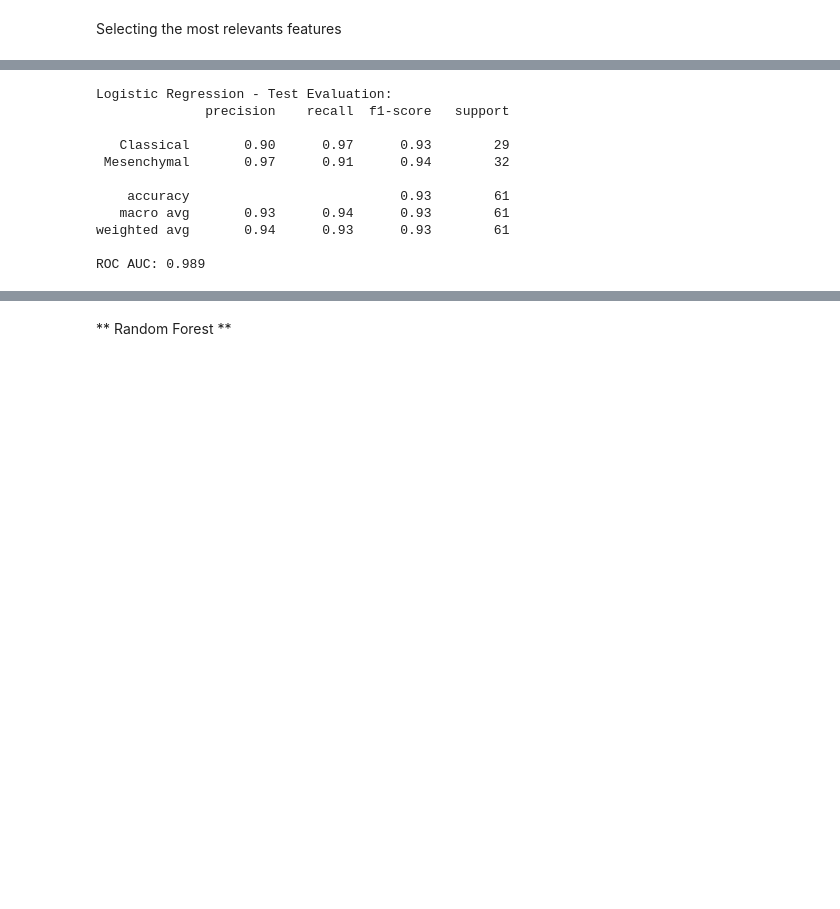
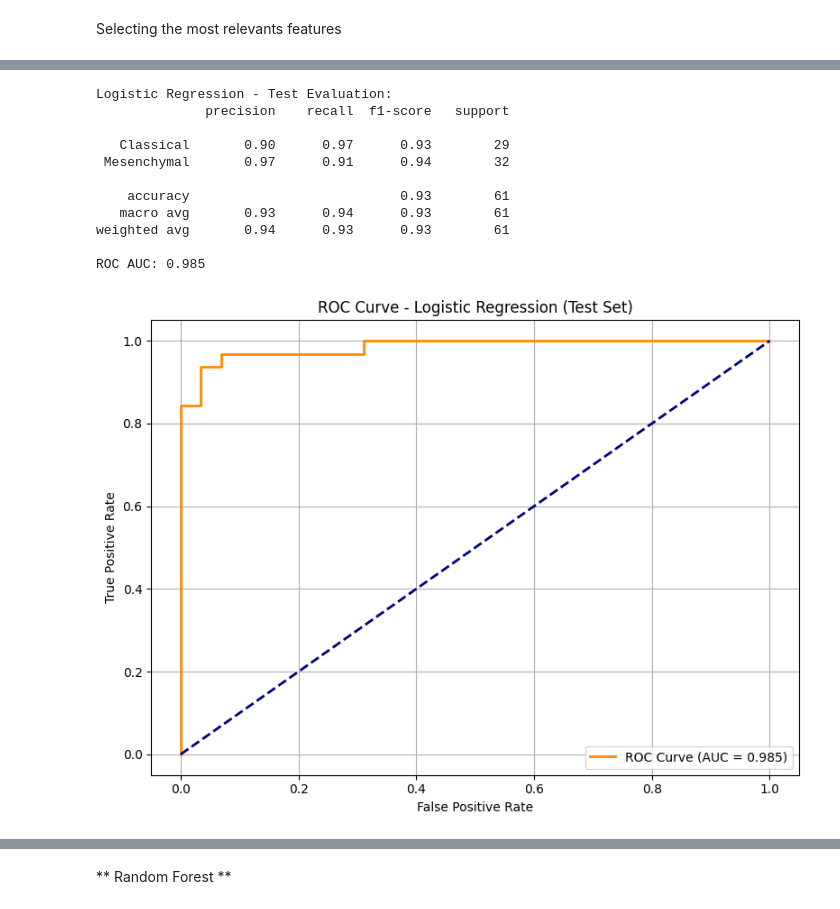
Before and after one commit to abrunhosa16/bioinformatics_ml, a Jupyter notebook: main.ipynb, the cells around one changed output, grey strips where cells are left out. Cells and saved outputs as stored; diff of their text form; code cells hidden in the pictures; blank space fills up the shorter version.

```diff
--- a/main.ipynb
+++ b/main.ipynb
@@ -246,34 +242,45 @@ Passing `palette` without assigning `hue` is deprecated and will be removed in v
 # %%
-# --------------------
-# Standardization
-# --------------------
-scaler = StandardScaler()
-X_train_scaled = scaler.fit_transform(X_train_selected)
-X_test_scaled = scaler.transform(X_test_selected)
-
 # --------------------
 # Classifier
 # --------------------
 clf = LogisticRegression(max_iter=1000)
-clf.fit(X_train_scaled, y_train)
-y_pred = clf.predict(X_test_scaled)
-y_proba = clf.predict_proba(X_test_scaled)[:, 1]
+clf.fit(X_train_selected, y_train)
+y_pred = clf.predict(X_test_selected)
+y_proba = clf.predict_proba(X_test_selected)[:, 1]
 # %%
 # --------------------
-# Evaluation
+# Evaluation with ROC Curve Plot
 # --------------------
+from sklearn.metrics import roc_curve, auc
+
 print("Logistic Regression - Test Evaluation:")
 print(classification_report(y_test, y_pred, target_names=["Classical", "Mesenchymal"]))
-print(f"ROC AUC: {roc_auc_score(y_test, y_proba):.3f}")
+roc_auc = roc_auc_score(y_test, y_proba)
+print(f"ROC AUC: {roc_auc:.3f}")
+
+# Curva ROC
+fpr, tpr, thresholds = roc_curve(y_test, y_proba)
+
+plt.figure(figsize=(8, 6))
+plt.plot(fpr, tpr, color='darkorange', lw=2, label=f'ROC Curve (AUC = {roc_auc:.3f})')
+plt.plot([0, 1], [0, 1], color='navy', lw=2, linestyle='--')
+plt.xlabel("False Positive Rate")
+plt.ylabel("True Positive Rate")
+plt.title("ROC Curve - Logistic Regression (Test Set)")
+plt.legend(loc="lower right")
+plt.grid(True)
+plt.tight_layout()
+plt.show()
 # %% [output]
 Logistic Regression - Test Evaluation:
               precision    recall  f1-score   support
 
    Classical       0.90      0.97      0.93        29
  Mesenchymal       0.97      0.91      0.94        32
 
     accuracy                           0.93        61
    macro avg       0.93      0.94      0.93        61
 weighted avg       0.94      0.93      0.93        61
 
-ROC AUC: 0.989
+ROC AUC: 0.985
+[figure, added]
```
Also changed, not shown: parts of 11 cells of this notebook.
